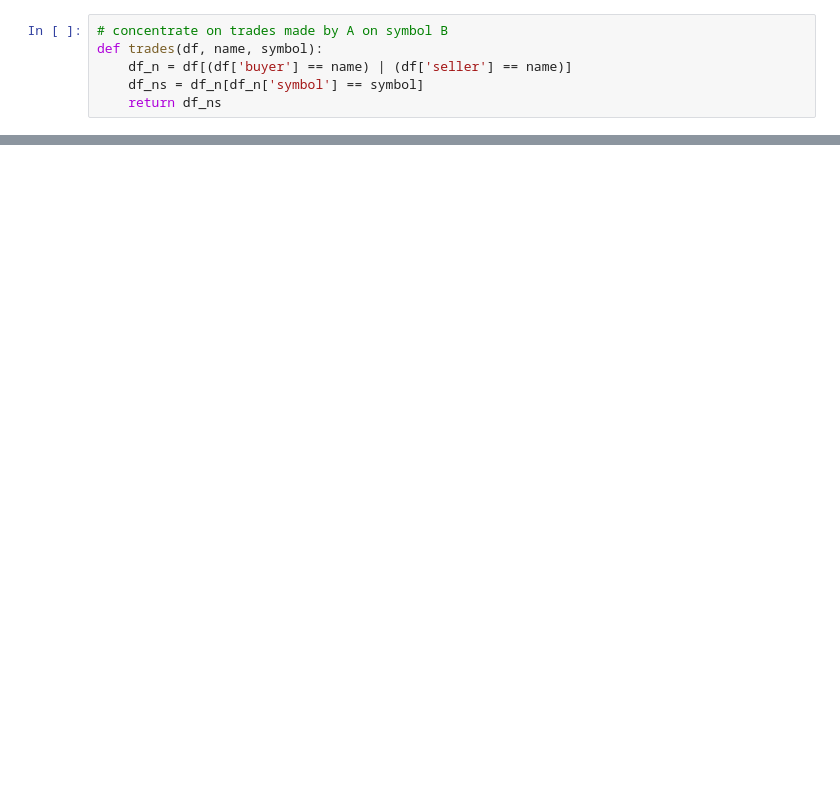
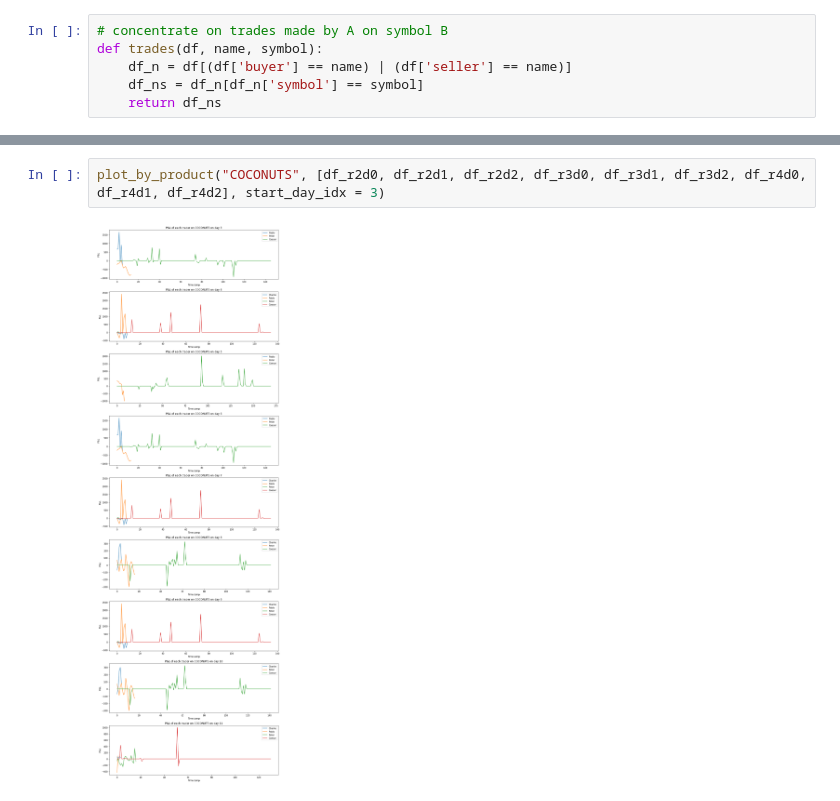
Before and after one commit to KyraZzz/imc-prosperity-bbos, a Jupyter notebook: Data_Preprocessing_day_5.ipynb, the cells around one changed output, grey strips where cells are left out. Drawn from its saved outputs; the diff is of its cells as text; blank space fills up the shorter version.

```diff
--- a/Data_Preprocessing_day_5.ipynb
+++ b/Data_Preprocessing_day_5.ipynb
@@ -139,0 +158,4 @@ plt.plot(pl)
+# %%
+plot_by_product("COCONUTS", [df_r2d0, df_r2d1, df_r2d2, df_r3d0, df_r3d1, df_r3d2, df_r4d0, df_r4d1, df_r4d2], start_day_idx = 3)
+# %% [output]
+[figure, added]
```
Also changed, not shown: parts of 23 cells of this notebook, 15 other files.
